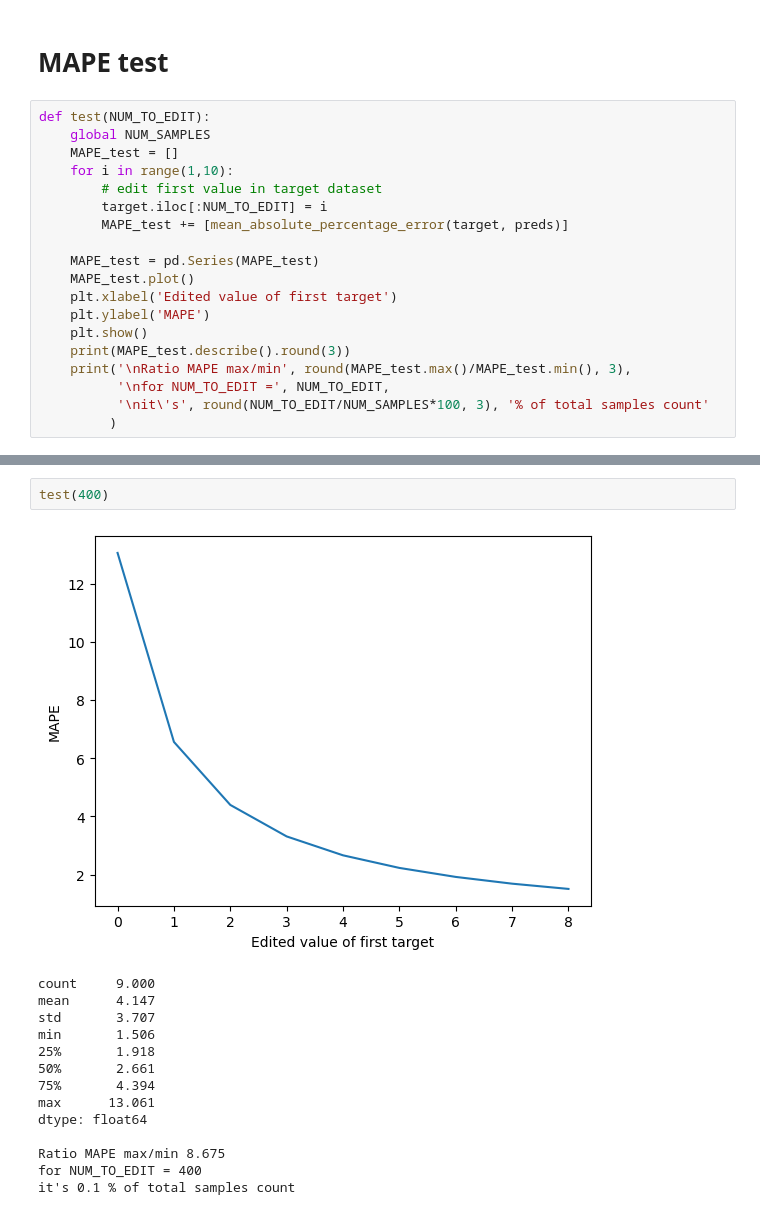
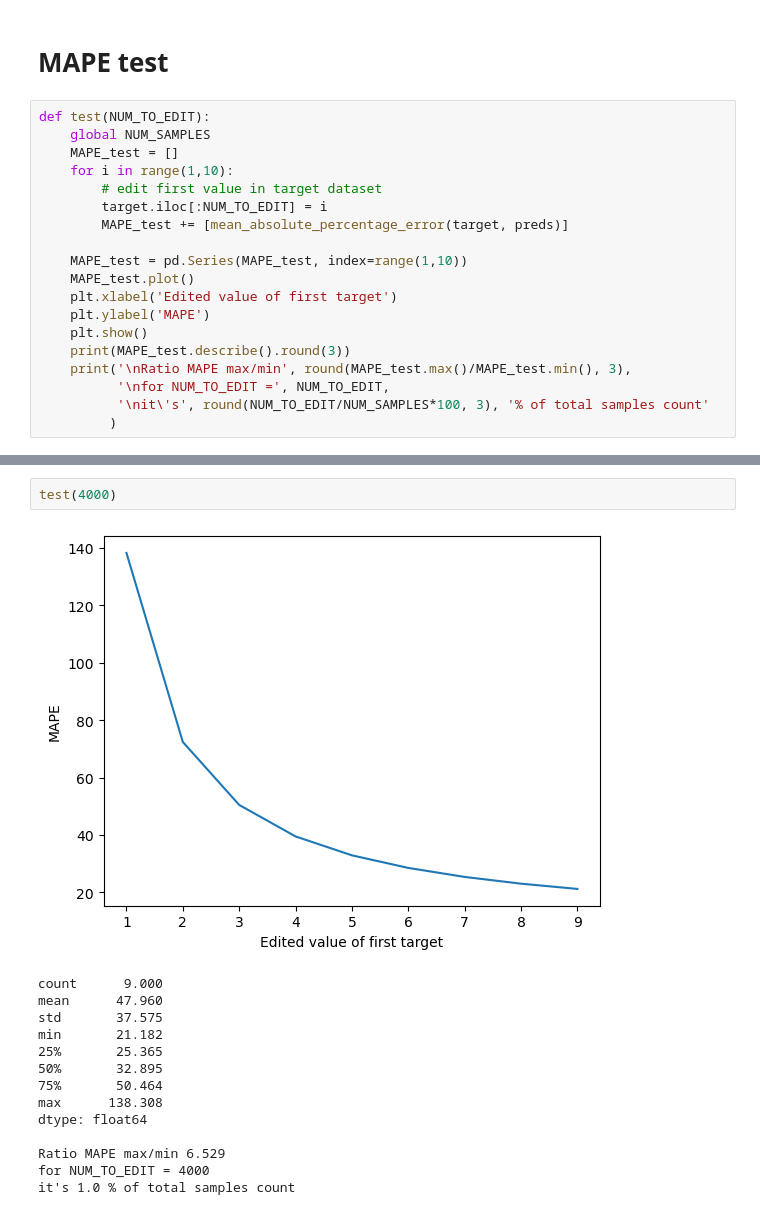
Before and after one commit to artefucktor/test_MAPE, a Jupyter notebook: test_MAPE.ipynb, the cells around one changed output, grey strips where cells are left out. Cells and saved outputs as stored; diff of their text form.

Commit message:
simple test

```diff
--- a/test_MAPE.ipynb
+++ b/test_MAPE.ipynb
@@ -52,7 +52,7 @@ def test(NUM_TO_EDIT):
         target.iloc[:NUM_TO_EDIT] = i
         MAPE_test += [mean_absolute_percentage_error(target, preds)]
 
-    MAPE_test = pd.Series(MAPE_test)
+    MAPE_test = pd.Series(MAPE_test, index=range(1,10))
     MAPE_test.plot()
     plt.xlabel('Edited value of first target')
     plt.ylabel('MAPE')
@@ -80,19 +80,19 @@ Ratio MAPE max/min 1.019
 for NUM_TO_EDIT = 1
 it's 0.0 % of total samples count
 # %%
-test(400)
+test(4000)
 # %% [output]
-[figure, old version]
+[figure, new version]
-count     9.000
-mean      4.147
-std       3.707
-min       1.506
-25%       1.918
-50%       2.661
-75%       4.394
-max      13.061
+count      9.000
+mean      47.960
+std       37.575
+min       21.182
+25%       25.365
+50%       32.895
+75%       50.464
+max      138.308
 dtype: float64
 
-Ratio MAPE max/min 8.675
-for NUM_TO_EDIT = 400
-it's 0.1 % of total samples count
+Ratio MAPE max/min 6.529
+for NUM_TO_EDIT = 4000
+it's 1.0 % of total samples count
```
Also changed, not shown: parts of 3 cells of this notebook.
